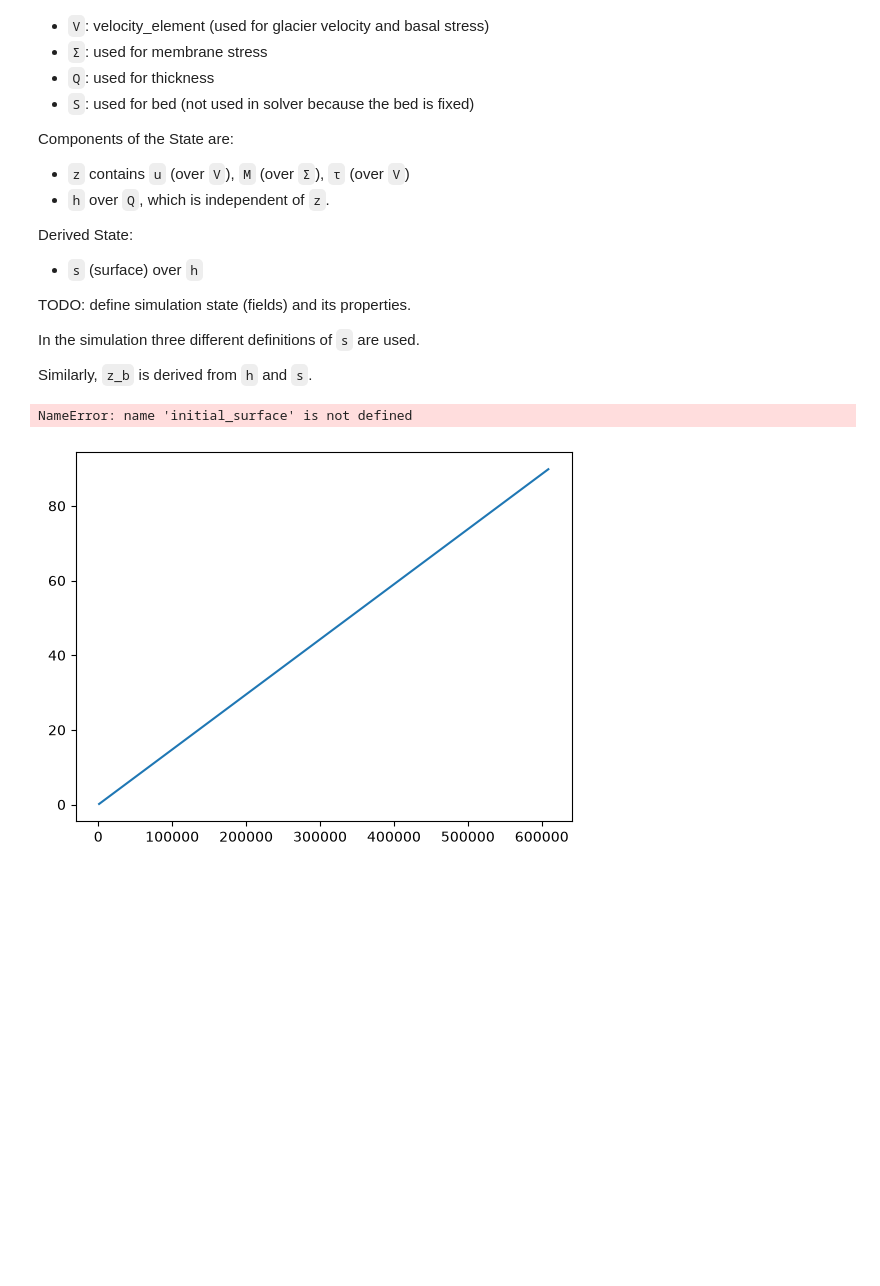
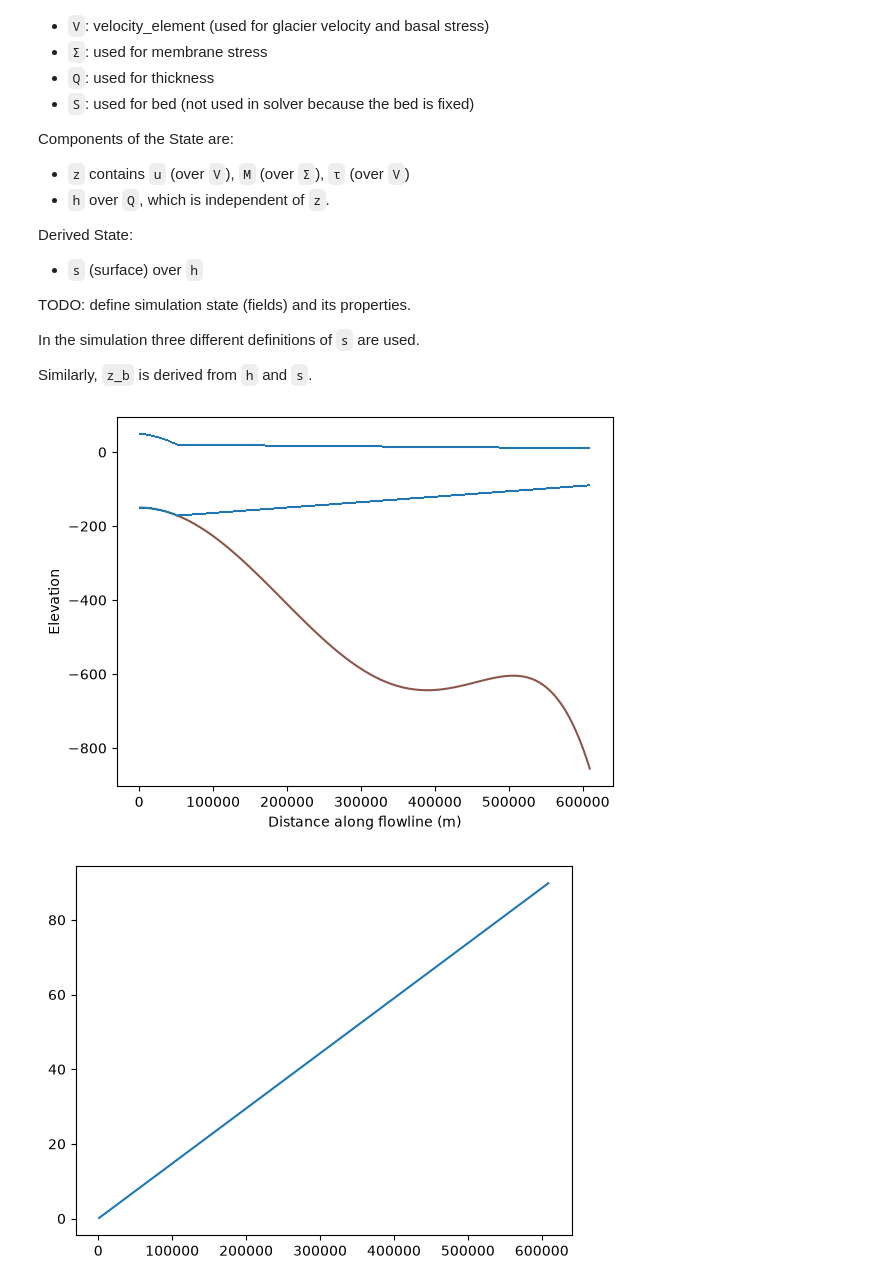
Before and after one commit to AdaKuhtz/1d_calving_experiment, a Jupyter notebook: mismipp_dual_1d_classes_version.ipynb, the cells around one changed output. Saved outputs shown, nothing was run; the diff lists cells and outputs as text; code cells hidden in the pictures; blank space fills up the shorter version.

```diff
--- a/mismipp_dual_1d_classes_version.ipynb
+++ b/mismipp_dual_1d_classes_version.ipynb
@@ -289,3 +396,5 @@ class Spaces:
+# %%
+spaces = Spaces.create()
 # %% [markdown]
 # Note on State:
 
@@ -320,19 +429,19 @@ Similarly, `z_b` is derived from `h` and `s`.
 
 # h0
 def initial_thickness(spaces):
-    h_in = Constant(200.0)
-    δh = Constant(100.0)
+    h_in = const(200.0)
+    δh = const(100.0)
     h_expr = h_in - δh * spaces.x / spaces.Lx
-    return fd.Function(spaces.Q).interpolate(h_expr) # thickness
+    return fd.assemble(fd.interpolate(h_expr, spaces.Q))
 
 # h
 def init_thickness(spaces):
     return initial_thickness(spaces).copy(deepcopy=True)
 
 def initial_velocity(spaces):
-    δu = fd.Constant(90.0)
+    δu = const(90.0)
     expr = fd.as_vector([δu * spaces.x / spaces.Lx])  # 1-component vector
-    return fd.Function(spaces.V).interpolate(expr)
+    return fd.assemble(fd.interpolate(expr, spaces.V))
 
 def init_velocicty(spaces):
     return initial_velocity(spaces).copy(deepcopy=True)
@@ -355,12 +456,11 @@ d = f()
 # In orignal model only used for plotting of initial surface (never solved)
 #
 def smooth_initial_surface(spaces):
-    ϵ = Constant(0.1)
+    ϵ = const(0.1)
     # the second term governs flotation and the eps ensures that the transition from gounded to floating is smooth
-    # Ada: do we need a deepcopy of h0 here? Initial surface is immutable
     h0 = initial_thickness(spaces)
     s_expr = smooth_max(spaces.b + h0, (1 - ρ_I / ρ_W) * h0, ϵ)
-    return fd.Function(spaces.Q).interpolate(s_expr)
+    return fd.assemble(fd.interpolate(s_expr, spaces.Q))
 
 def smooth_init_surface(space):
     return smooth_initial_surface(spaces).copy(deepcopy=True)
@@ -370,13 +470,16 @@ def smooth_init_surface(space):
 # used in first simulation phase with constant/initial `h`.
 #
 #
-def inital_surface(spaces):
+def initial_surface(spaces):
     h0 = initial_thickness(spaces)
     return max_value(spaces.b + h0, (1 - ρ_I / ρ_W) * h0)
+
+def surface_from_h(spaces, h):
+    return max_value(spaces.b + h, (1 - ρ_I / ρ_W) * h)
 
 # Surface with lag
 #
 # Used in second simulation phase based on dynamic h
 #
-def lag_initial_surface(spaces, h):
+def lag_surface_from_h(spaces, h):
     return lag(max_value(spaces.b + h, (1 - ρ_I / ρ_W) * h))
@@ -406,25 +486,22 @@ def clear_cache():
-# %%
-STEADY_STATE_CACHE_PATH = "steady-state.h5"
-spaces = Spaces.restore_from_file(STEADY_STATE_CACHE_PATH, name = "mesh")
 # %%
 def plot_glacier(spaces):
-    h0 = initial_thickness(spaces)
-    s0 = initial_surface(spaces)
+    h0 = fd.assemble(initial_thickness(spaces))
+    s0 = smooth_initial_surface(spaces)
 
      # surface elevation minus the height of the glacier/ice shelf
-    z_b = fd.Function(spaces.Q).interpolate(s0 - h0)
+    z_b = fd.assemble(fd.interpolate(s0 - h0, spaces.Q))
 
     fig, axes = plt.subplots()
     fd.plot(spaces.b, axes=axes, edgecolor="tab:brown") # bed
     fd.plot(s0, axes=axes, edgecolor="tab:blue") # initial surface of the glacier and ice shelf
     fd.plot(z_b, axes=axes, edgecolor="tab:blue") # initial base of the glacier and ice shelf
     axes.set_xlabel('Distance along flowline (m)')
     axes.set_ylabel('Elevation')
     plt.show()
 
 plot_glacier(spaces)
 # %% [output]
-NameError: name 'initial_surface' is not defined
+[figure, added]
 # %%
 def plot_initial_velocity(spaces):
     u_0 = initial_velocity(spaces)
```
Also changed, not shown: parts of 50 cells of this notebook.
